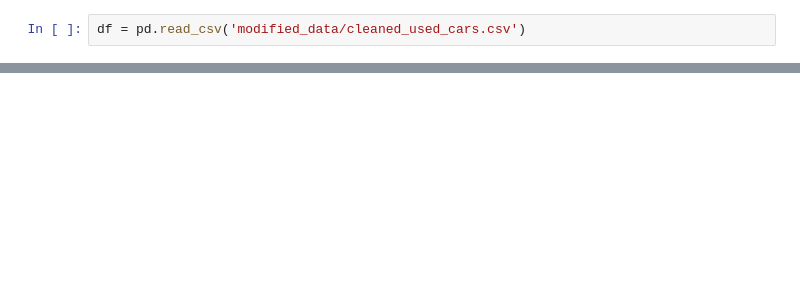
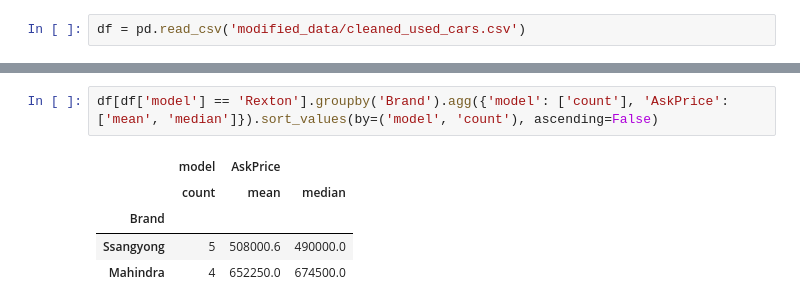
Before and after one commit to abdo1rahman/DEPI_grad_project, a Jupyter notebook: mini_project/used_cars/model_training.ipynb, the cells around one changed output, grey strips where cells are left out. Drawn from its saved outputs; the diff is of its cells as text; blank space fills up the shorter version.

```diff
--- a/mini_project/used_cars/model_training.ipynb
+++ b/mini_project/used_cars/model_training.ipynb
@@ -28,0 +116,8 @@ from sklearn.preprocessing import RobustScaler
+# %%
+df[df['model'] == 'Rexton'].groupby('Brand').agg({'model': ['count'], 'AskPrice': ['mean', 'median']}).sort_values(by=('model', 'count'), ascending=False)
+# %% [output]
+|  | model | AskPrice |  |
+|  | count | mean | median |
+| Brand |  |  |  |
+| Ssangyong | 5 | 508000.6 | 490000.0 |
+| Mahindra | 4 | 652250.0 | 674500.0 |
```
Also changed, not shown: parts of 11 cells of this notebook.
